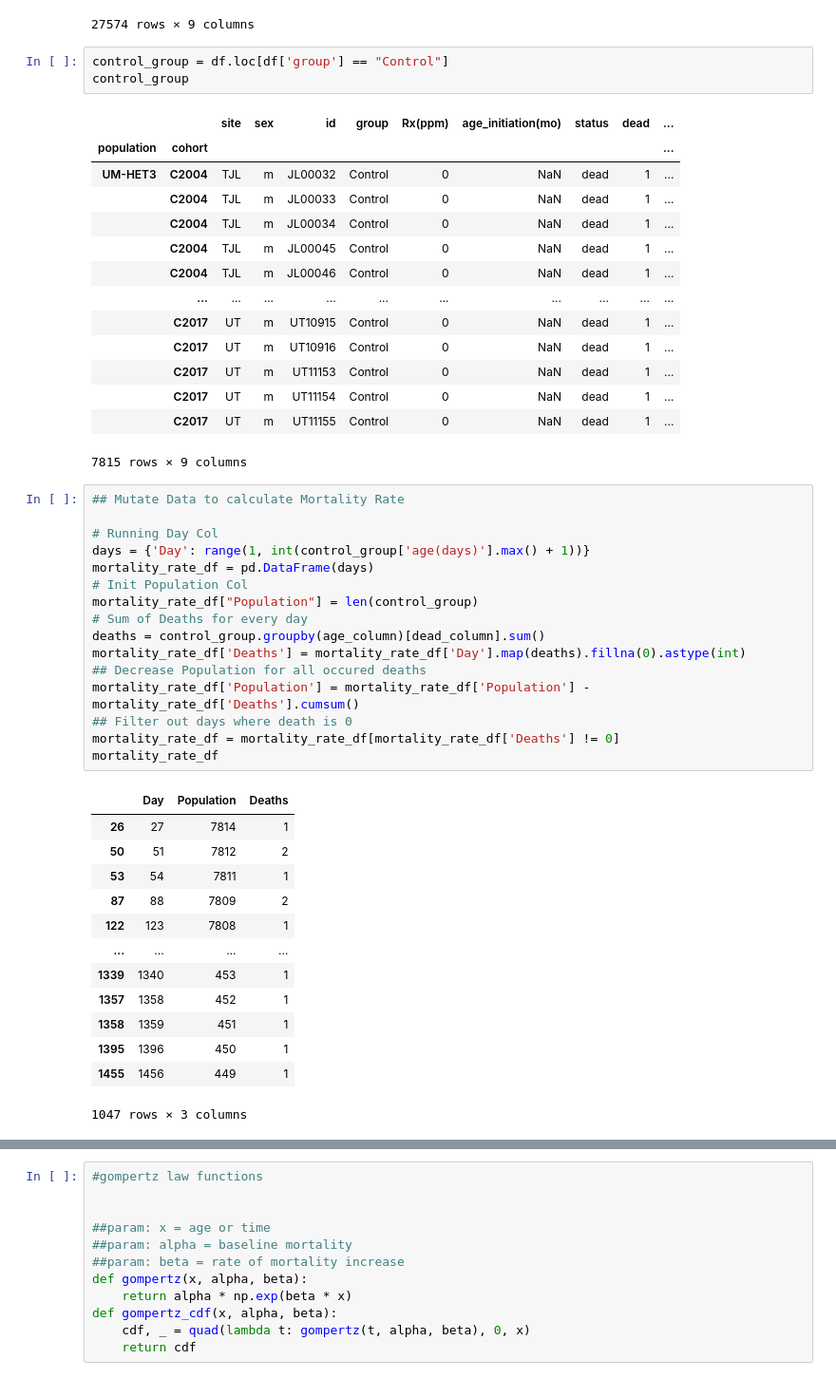
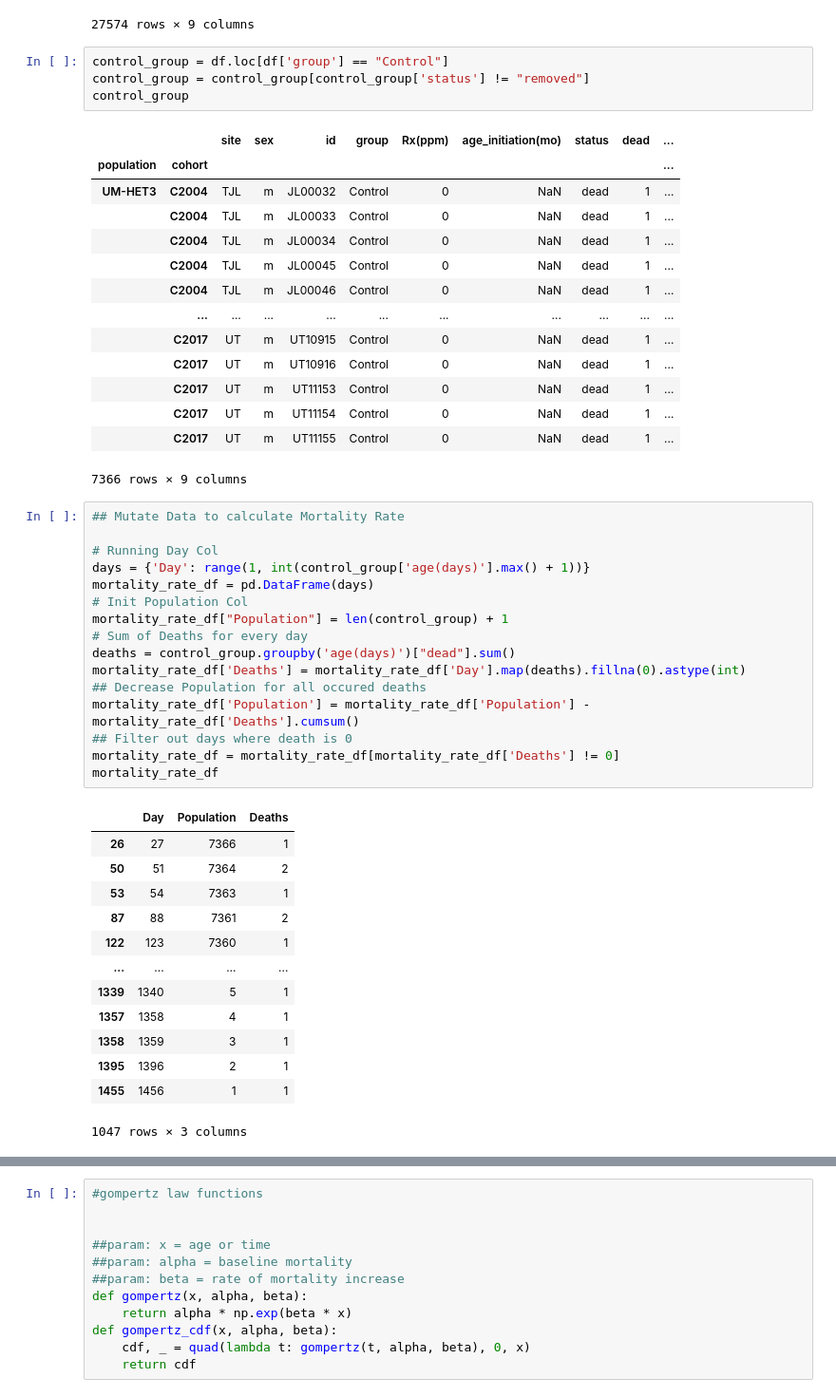
Before and after one commit to shs2017/Data-Literacy, a Jupyter notebook: Lifespans_ITP1.ipynb, the cells around one changed output, grey strips where cells are left out. Shown at 95% size. Drawn from its saved outputs; the diff is of its cells as text.

```diff
--- a/Lifespans_ITP1.ipynb
+++ b/Lifespans_ITP1.ipynb
@@ -41,6 +41,7 @@ df
 27574 rows × 9 columns
 # %%
 control_group = df.loc[df['group'] == "Control"]
+control_group = control_group[control_group['status'] != "removed"]
 control_group
 # %% [output]
 |  |  | site | sex | id | group | Rx(ppm) | age_initiation(mo) | status | dead | ... |
@@ -56,36 +57,36 @@ control_group
 |  | C2017 | UT | m | UT11153 | Control | 0 | NaN | dead | 1 | ... |
 |  | C2017 | UT | m | UT11154 | Control | 0 | NaN | dead | 1 | ... |
 |  | C2017 | UT | m | UT11155 | Control | 0 | NaN | dead | 1 | ... |
-7815 rows × 9 columns
+7366 rows × 9 columns
 # %%
 ## Mutate Data to calculate Mortality Rate
 
 # Running Day Col
 days = {'Day': range(1, int(control_group['age(days)'].max() + 1))}
 mortality_rate_df = pd.DataFrame(days)
 # Init Population Col
-mortality_rate_df["Population"] = len(control_group)
+mortality_rate_df["Population"] = len(control_group) + 1
 # Sum of Deaths for every day
-deaths = control_group.groupby(age_column)[dead_column].sum()
+deaths = control_group.groupby('age(days)')["dead"].sum()
 mortality_rate_df['Deaths'] = mortality_rate_df['Day'].map(deaths).fillna(0).astype(int)
 ## Decrease Population for all occured deaths
 mortality_rate_df['Population'] = mortality_rate_df['Population'] - mortality_rate_df['Deaths'].cumsum()
 ## Filter out days where death is 0
 mortality_rate_df = mortality_rate_df[mortality_rate_df['Deaths'] != 0]
 mortality_rate_df
 # %% [output]
 |  | Day | Population | Deaths |
-| 26 | 27 | 7814 | 1 |
-| 50 | 51 | 7812 | 2 |
-| 53 | 54 | 7811 | 1 |
-| 87 | 88 | 7809 | 2 |
-| 122 | 123 | 7808 | 1 |
+| 26 | 27 | 7366 | 1 |
+| 50 | 51 | 7364 | 2 |
+| 53 | 54 | 7363 | 1 |
+| 87 | 88 | 7361 | 2 |
+| 122 | 123 | 7360 | 1 |
 | ... | ... | ... | ... |
-| 1339 | 1340 | 453 | 1 |
-| 1357 | 1358 | 452 | 1 |
-| 1358 | 1359 | 451 | 1 |
-| 1395 | 1396 | 450 | 1 |
-| 1455 | 1456 | 449 | 1 |
+| 1339 | 1340 | 5 | 1 |
+| 1357 | 1358 | 4 | 1 |
+| 1358 | 1359 | 3 | 1 |
+| 1395 | 1396 | 2 | 1 |
+| 1455 | 1456 | 1 | 1 |
 1047 rows × 3 columns
 # %%
 ## Log Mortality Rate of Control Group
```
Also changed, not shown: parts of 8 cells of this notebook, 1 other file.
